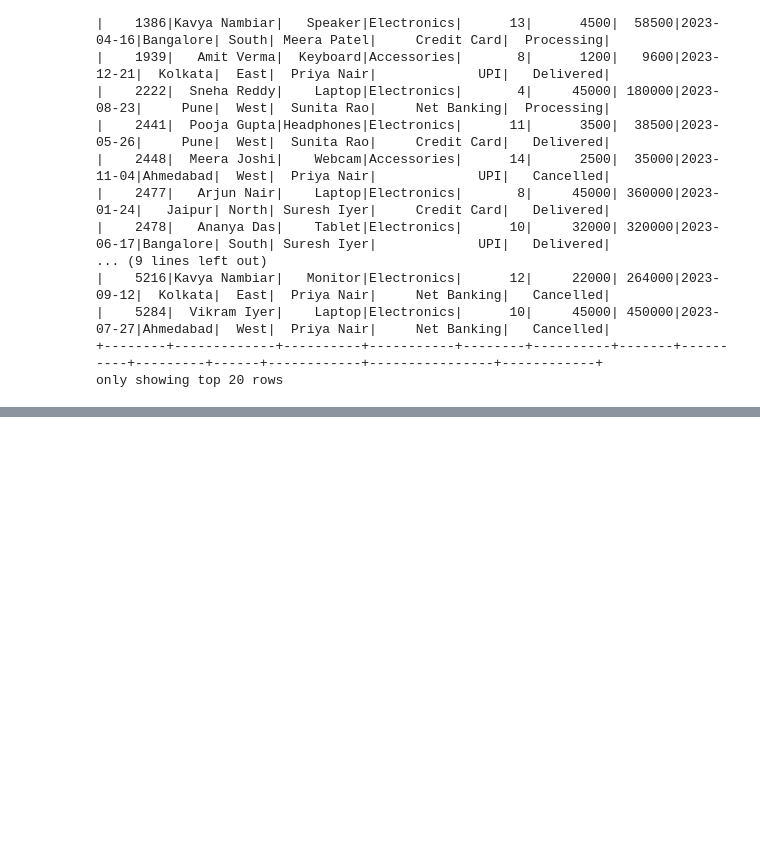
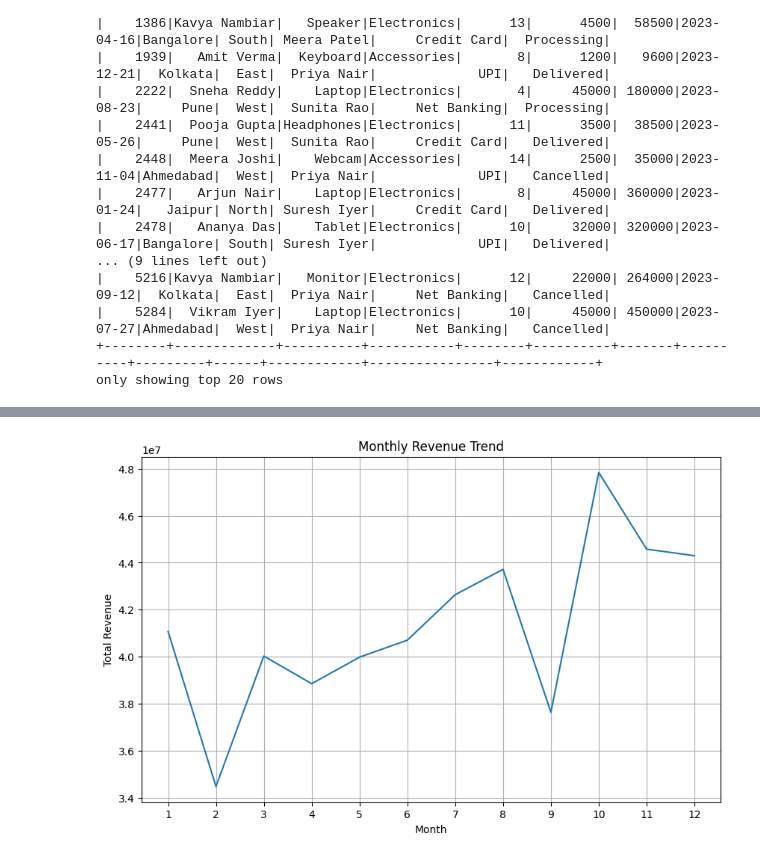
Before and after one commit to Kubojah-Dan/kuboja-codeboosters-2026, a Jupyter notebook: DAY4/Day4_PySpark.ipynb, the cells around one changed output, grey strips where cells are left out. Cells and saved outputs as stored; diff of their text form; code cells hidden in the pictures; blank space fills up the shorter version.

```diff
--- a/DAY4/Day4_PySpark.ipynb
+++ b/DAY4/Day4_PySpark.ipynb
@@ -335,13 +335,15 @@ df_silver.show()
 +-------------+--------+----------+
 only showing top 20 rows
 # %%
-
 df_silver = df_bronze.dropDuplicates().dropna(subset=['order_id', 'product', 'revenue'])
 
 df_silver = df_silver.withColumn(
     'revenue',
     spark_round(col('revenue'),2)
-).select('order_id','customer_name','revenue')
+).withColumn(
+    'order_month', # Add order_month column
+    month(col('order_date'))
+).select('order_id','customer_name','revenue', 'order_date', 'order_month') # Select order_date and order_month as well
 
 df_silver.show()
 # %% [output]
@@ -393,0 +463,28 @@ root
+# %%
+#=======================================
+# Query: Monthly Revenue Trend
+#=======================================
+
+monthly_trend = df_silver \
+   .groupBy('order_month') \
+   .agg(F.sum('revenue').alias('monthly_revenue'),
+        F.count('order_id').alias('monthly_orders')) \
+   .orderBy('order_month')
+
+monthly_trend.show()
+# %%
+import matplotlib.pyplot as plt
+import seaborn as sns
+
+monthly_trend_pd = monthly_trend.toPandas()
+
+plt.figure(figsize=(10, 6))
+sns.lineplot(x='order_month', y='monthly_revenue', data=monthly_trend_pd)
+plt.title('Monthly Revenue Trend')
+plt.xlabel('Month')
+plt.ylabel('Total Revenue')
+plt.xticks(range(1, 13))
+plt.grid(True)
+plt.show()
+# %% [output]
+[figure, added]
```
Also changed, not shown: parts of 6 cells of this notebook.
